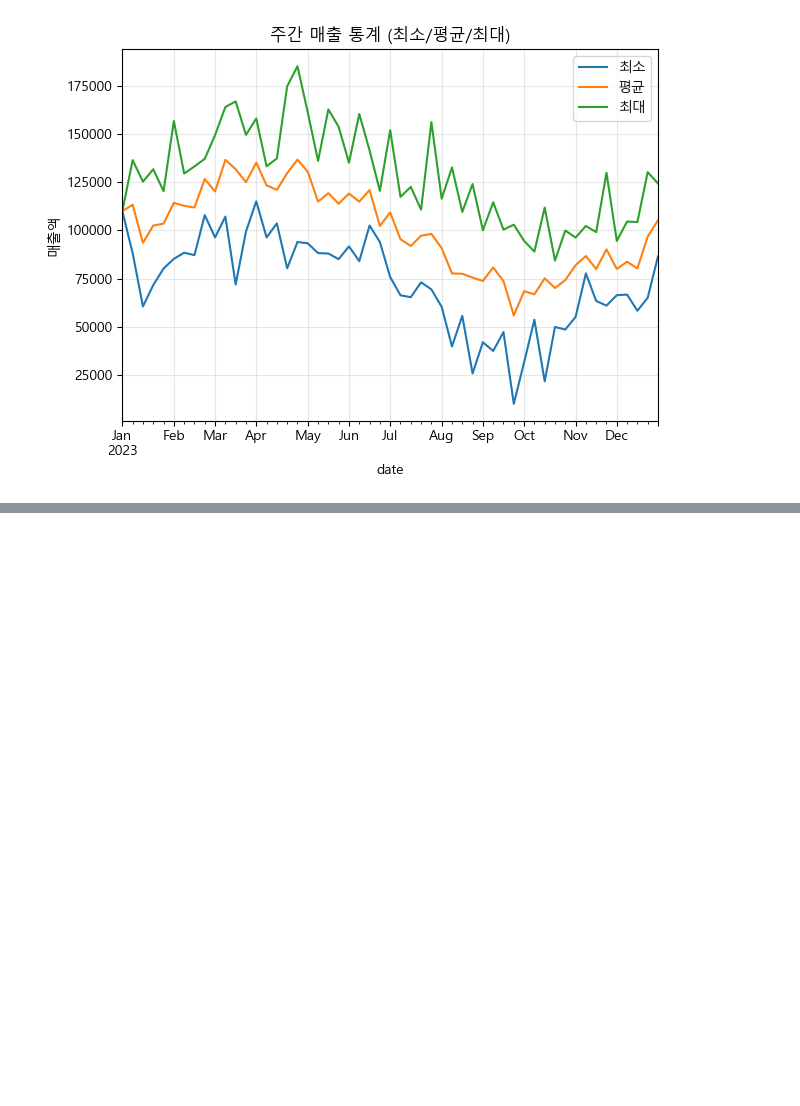
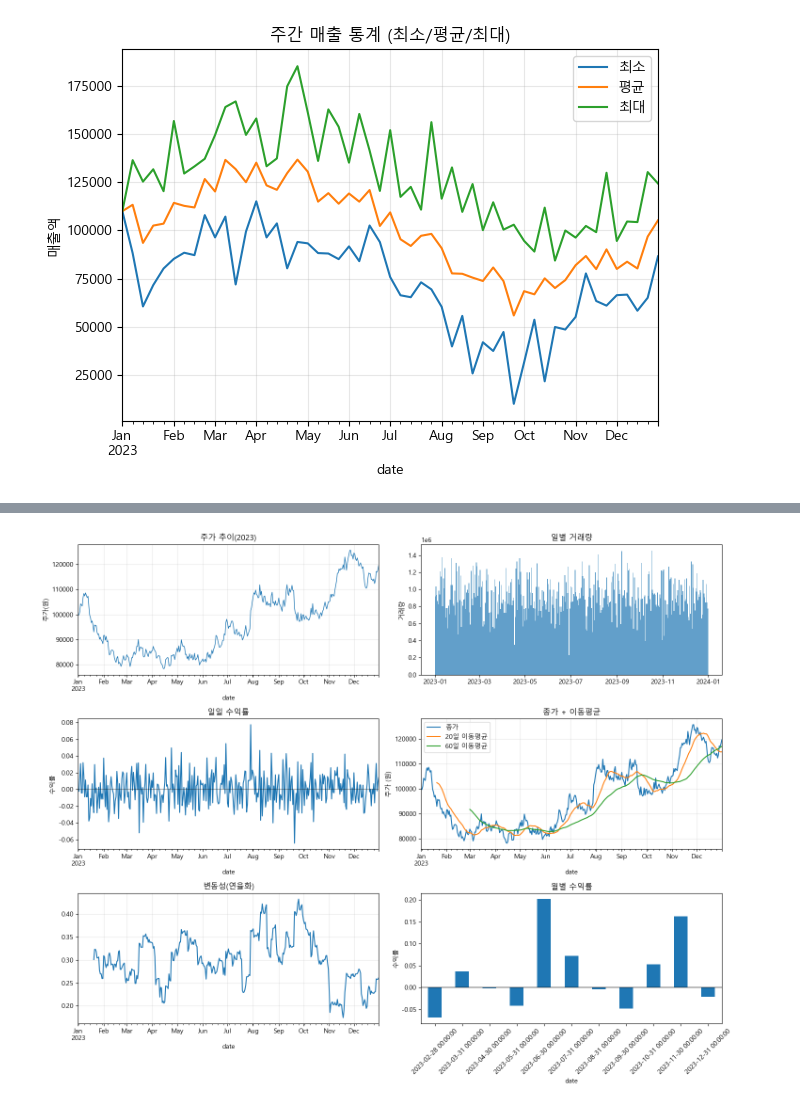
Before and after one commit to documents19/What-I-Learned-Today, a Jupyter notebook: data_analysis/02_pandas3.ipynb, the cells around one changed output, grey strips where cells are left out. Drawn from its saved outputs; the diff is of its cells as text; code cells hidden in the pictures; blank space fills up the shorter version.

```diff
--- a/data_analysis/02_pandas3.ipynb
+++ b/data_analysis/02_pandas3.ipynb
@@ -590,3 +597,14 @@ stock_data = pd.DataFrame({
 })
 
 stock_data.set_index('date', inplace=True)
+# %%
+# 고가, 저가, 시가 생성 (종가 기준)
+# 시가를 기준으로 고가/저가를 생성
+stock_data['open'] = stock_data['close'].shift(1) * (1 + np.random.normal(0, 0.005, n_days))
+stock_data['open'].iloc[0] = initial_price
+
+# 고가 = 시가보다 높은 값
+stock_data['high'] = stock_data['open'] * (1 + np.abs(np.random.normal(0, 0.01, n_days)))
+
+# 저가 = 시가보다 낮은 값
+stock_data['low'] = stock_data['open'] * (1 - np.abs(np.random.normal(0, 0.01, n_days)))
@@ -609,0 +635,8 @@ stock_data
+# %%
+# column 순서 변경
+df = stock_data[['volume', 'open', 'close', 'high', 'low', 'returns']]
+df['ma_20'] = df['close'].rolling(window=20).mean() # 20일 이동 평균
+df['ma_60'] = df['close'].rolling(window=60).mean() # 60일 이동 평균
+
+# 첫 5일
+df.head()
@@ -609,0 +661,63 @@ stock_data
+# %%
+# 기본 주식 차트
+plt.figure(figsize=(15, 12))
+
+# 주가 추이
+plt.subplot(3, 2, 1)
+df['close'].plot(linewidth=1)
+plt.title('주가 추이(2023)')
+plt.ylabel('주가(원)')
+plt.grid(True, alpha=0.3)
+
+
+# 거래량
+plt.subplot(3, 2, 2)
+# bar,   x축,       y축
+plt.bar(df.index, df['volume'], width=1, alpha=0.7)
+plt.title('일별 거래량')
+plt.ylabel('거래량')
+
+
+# 일일수익률(returns)
+plt.subplot(3, 2, 3)
+df['returns'].plot()
+plt.title('일일 수익률')
+plt.ylabel('수익률')
+plt.axhline(y=0, color='black', linestyle='-', alpha=0.3)
+
+
+
+# 이동평균
+plt.subplot(3, 2, 4)
+
+ax = plt.gca()
+df[['close', 'ma_20', 'ma_60']].plot(ax=ax)
+plt.title('종가 + 이동평균')
+plt.ylabel('주가 (원)')
+plt.legend(['종가', '20일 이동평균', '60일 이동평균'])
+plt.grid(True, alpha=0.3)
+
+
+# 변동성(Volatility)
+plt.subplot(3, 2, 5)
+df['volatility'] = df['returns'].rolling(window=20).std() * np.sqrt(252) # 계산 수식 (20일 표준편차 * 루트 252(평균거래일))
+
+df['volatility'].plot()
+plt.title('변동성(연율화)')
+plt.grid(True, alpha=0.3)
+
+
+# 월별 수익률
+plt.subplot(3, 2, 6)
+# 종가로 월말 기준 종가 변동률 (1월 na라서 drop)
+monthly_returns = df['close'].resample('ME').last().pct_change().dropna()
+monthly_returns.plot(kind='bar')
+plt.title('월별 수익률')
+plt.ylabel('수익률')
+plt.xticks(rotation=45)
+plt.axhline(y=0, color='black', linestyle='-', alpha=0.5)
+
+
+plt.tight_layout()
+plt.show()
+# %% [output]
@@ -609,0 +729 @@ stock_data
+[figure, added]
```
Also changed, not shown: parts of 9 cells of this notebook, 1 other file.
